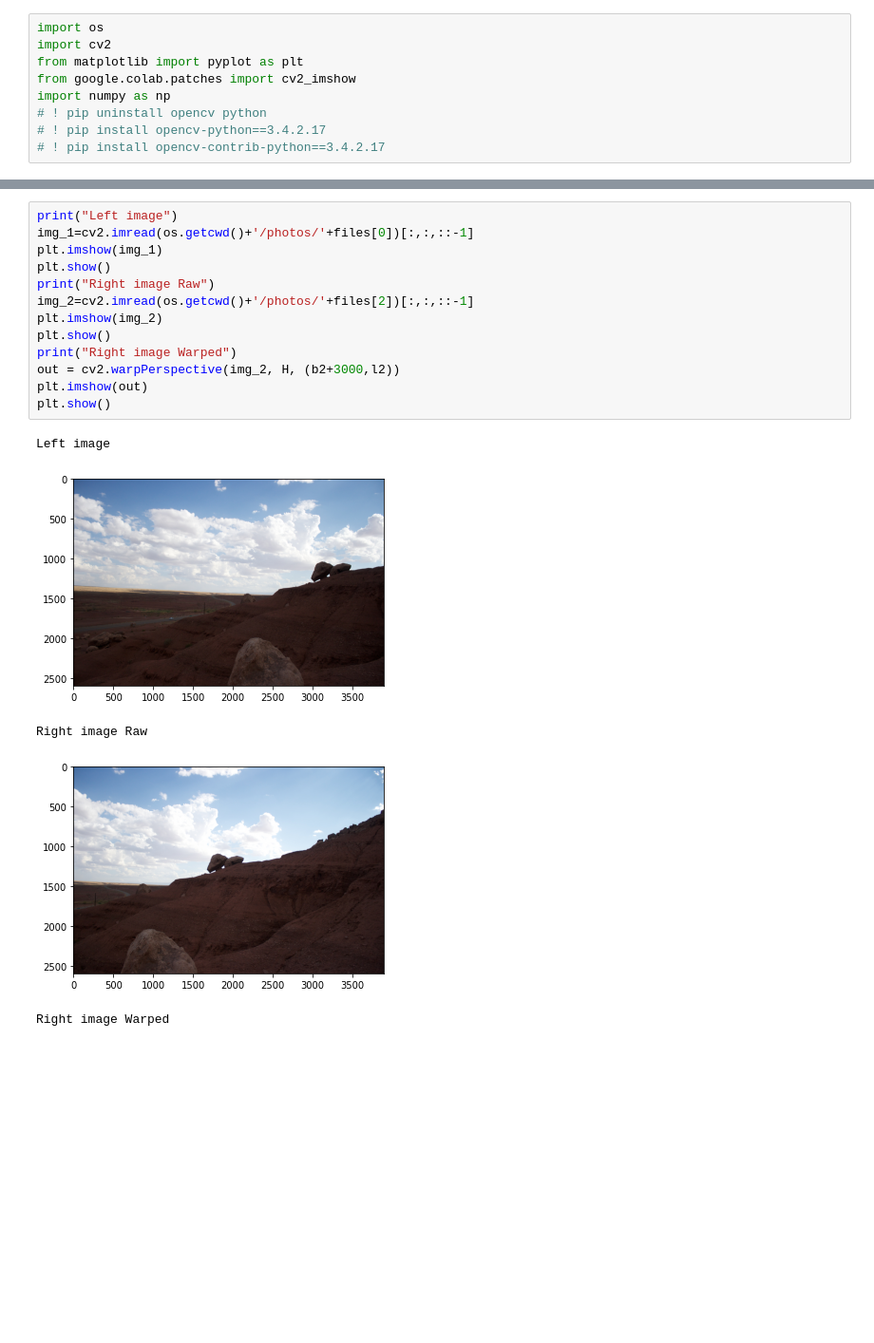
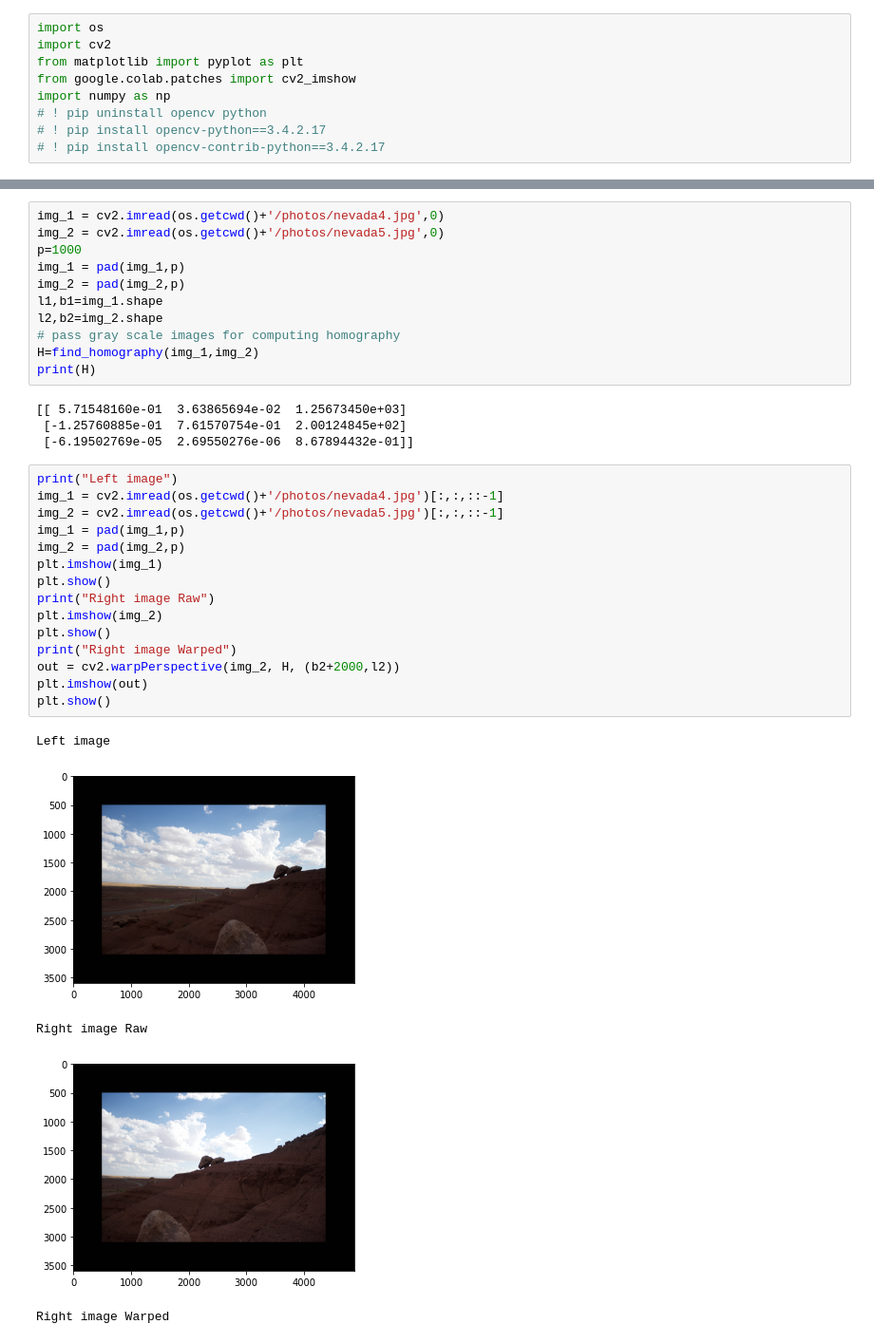
Before and after one commit to vimalkumarasamy/computer_vision, a Jupyter notebook: Panorama.ipynb, the cells around one changed output, grey strips where cells are left out. Shown at 95% size. Cells and saved outputs as stored; diff of their text form; blank space fills up the shorter version.

Commit message:
Homography, stitching and lot of fun functions

```diff
--- a/Panorama.ipynb
+++ b/Panorama.ipynb
@@ -102,19 +121,36 @@ print(H)
+# %%
+img_1 = cv2.imread(os.getcwd()+'/photos/nevada4.jpg',0)
+img_2 = cv2.imread(os.getcwd()+'/photos/nevada5.jpg',0)
+p=1000
+img_1 = pad(img_1,p)
+img_2 = pad(img_2,p)
+l1,b1=img_1.shape
+l2,b2=img_2.shape
+# pass gray scale images for computing homography
+H=find_homography(img_1,img_2)
+print(H)
+# %% [output]
+[[ 5.71548160e-01  3.63865694e-02  1.25673450e+03]
+ [-1.25760885e-01  7.61570754e-01  2.00124845e+02]
+ [-6.19502769e-05  2.69550276e-06  8.67894432e-01]]
 # %%
 print("Left image")
-img_1=cv2.imread(os.getcwd()+'/photos/'+files[0])[:,:,::-1]
+img_1 = cv2.imread(os.getcwd()+'/photos/nevada4.jpg')[:,:,::-1]
+img_2 = cv2.imread(os.getcwd()+'/photos/nevada5.jpg')[:,:,::-1]
+img_1 = pad(img_1,p)
+img_2 = pad(img_2,p)
 plt.imshow(img_1)
 plt.show()
 print("Right image Raw")
-img_2=cv2.imread(os.getcwd()+'/photos/'+files[2])[:,:,::-1]
 plt.imshow(img_2)
 plt.show()
 print("Right image Warped")
-out = cv2.warpPerspective(img_2, H, (b2+3000,l2))
+out = cv2.warpPerspective(img_2, H, (b2+2000,l2))
 plt.imshow(out)
 plt.show()
 # %% [output]
 Left image
-[figure, old version]
+[figure, new version]
 Right image Raw
-[figure, old version]
+[figure, new version]
 Right image Warped
```
Also changed, not shown: parts of 6 cells of this notebook.
